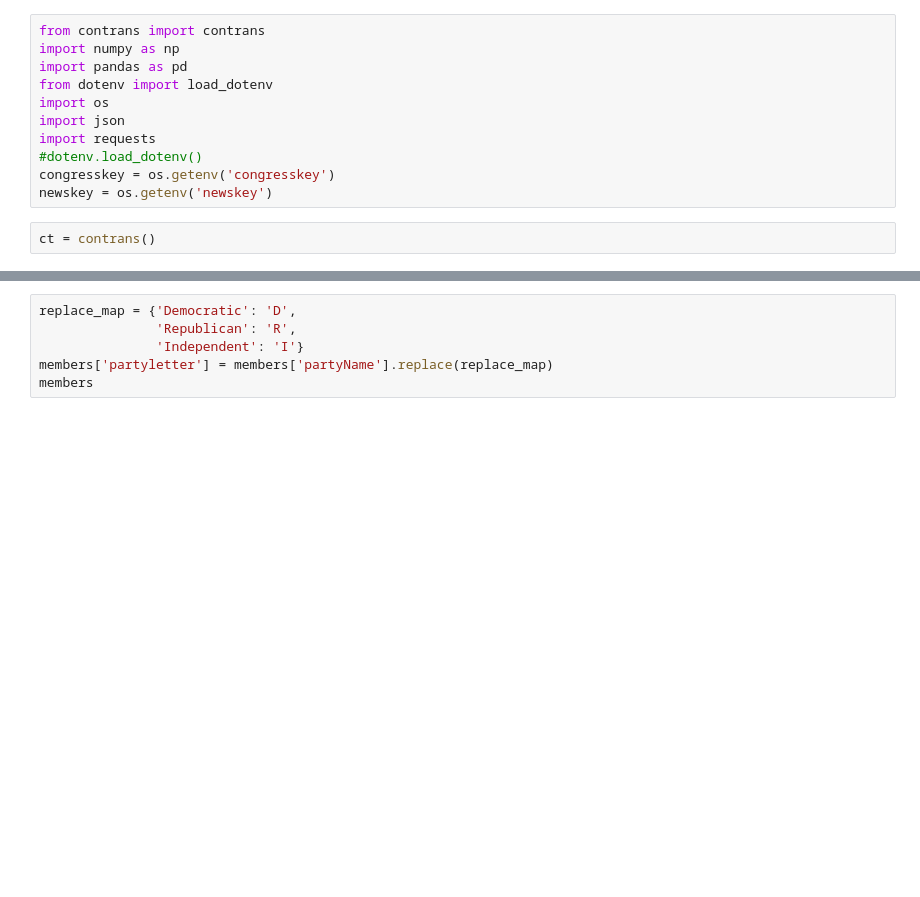
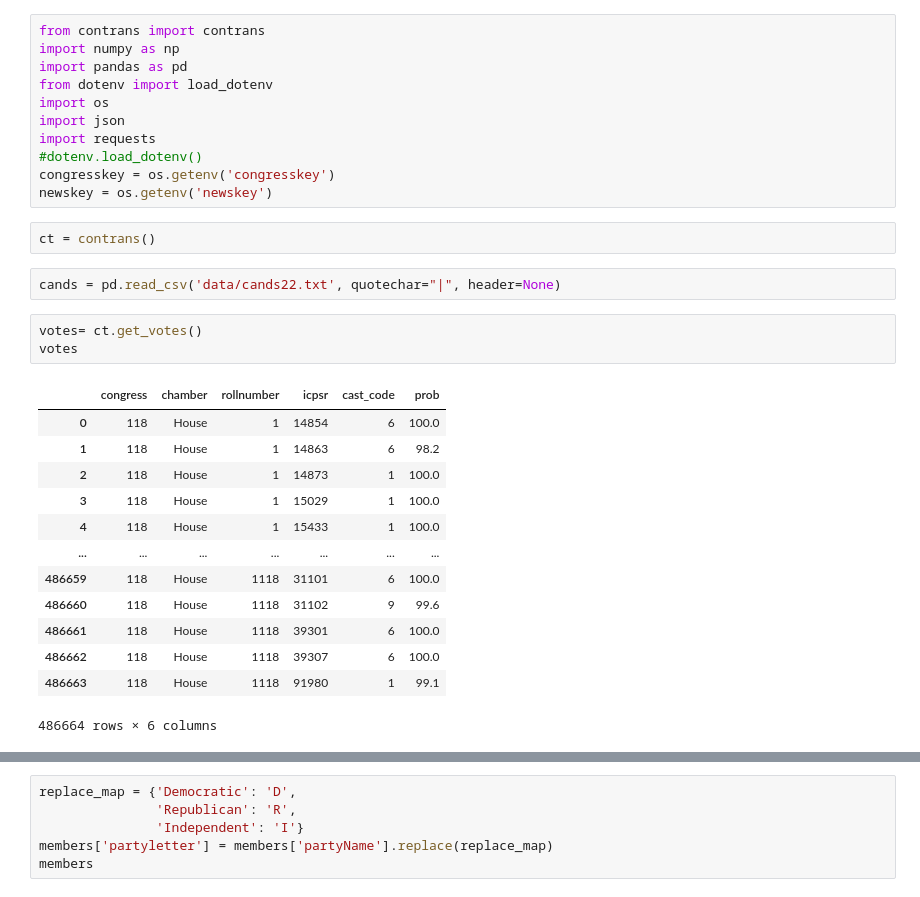
Before and after one commit to HalleMiller/contrans2024, a Jupyter notebook: sandbox.ipynb, the cells around one changed output, grey strips where cells are left out. Cells and saved outputs as stored; diff of their text form; blank space fills up the shorter version.

```diff
--- a/sandbox.ipynb
+++ b/sandbox.ipynb
@@ -11,3 +11,22 @@ congresskey = os.getenv('congresskey')
 newskey = os.getenv('newskey')
 # %%
 ct = contrans()
+# %%
+cands = pd.read_csv('data/cands22.txt', quotechar="|", header=None)
+# %%
+votes= ct.get_votes()
+votes
+# %% [output]
+|  | congress | chamber | rollnumber | icpsr | cast_code | prob |
+| 0 | 118 | House | 1 | 14854 | 6 | 100.0 |
+| 1 | 118 | House | 1 | 14863 | 6 | 98.2 |
+| 2 | 118 | House | 1 | 14873 | 1 | 100.0 |
+| 3 | 118 | House | 1 | 15029 | 1 | 100.0 |
+| 4 | 118 | House | 1 | 15433 | 1 | 100.0 |
+| ... | ... | ... | ... | ... | ... | ... |
+| 486659 | 118 | House | 1118 | 31101 | 6 | 100.0 |
+| 486660 | 118 | House | 1118 | 31102 | 9 | 99.6 |
+| 486661 | 118 | House | 1118 | 39301 | 6 | 100.0 |
+| 486662 | 118 | House | 1118 | 39307 | 6 | 100.0 |
+| 486663 | 118 | House | 1118 | 91980 | 1 | 99.1 |
+486664 rows × 6 columns
```
Also changed, not shown: parts of 5 cells of this notebook, 1 other file.
